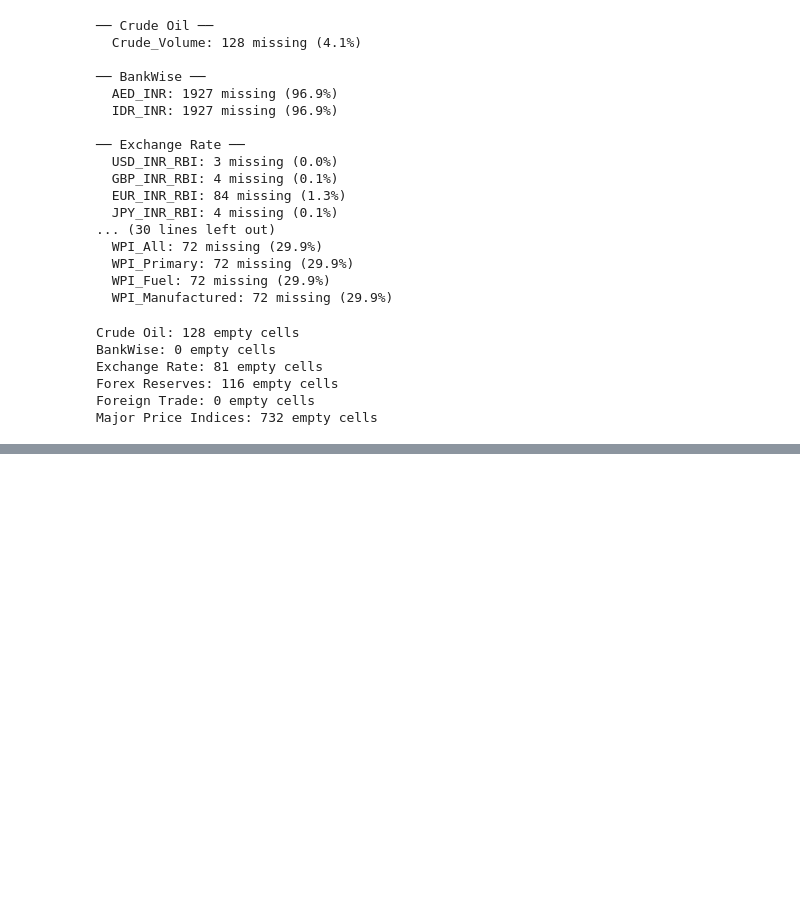
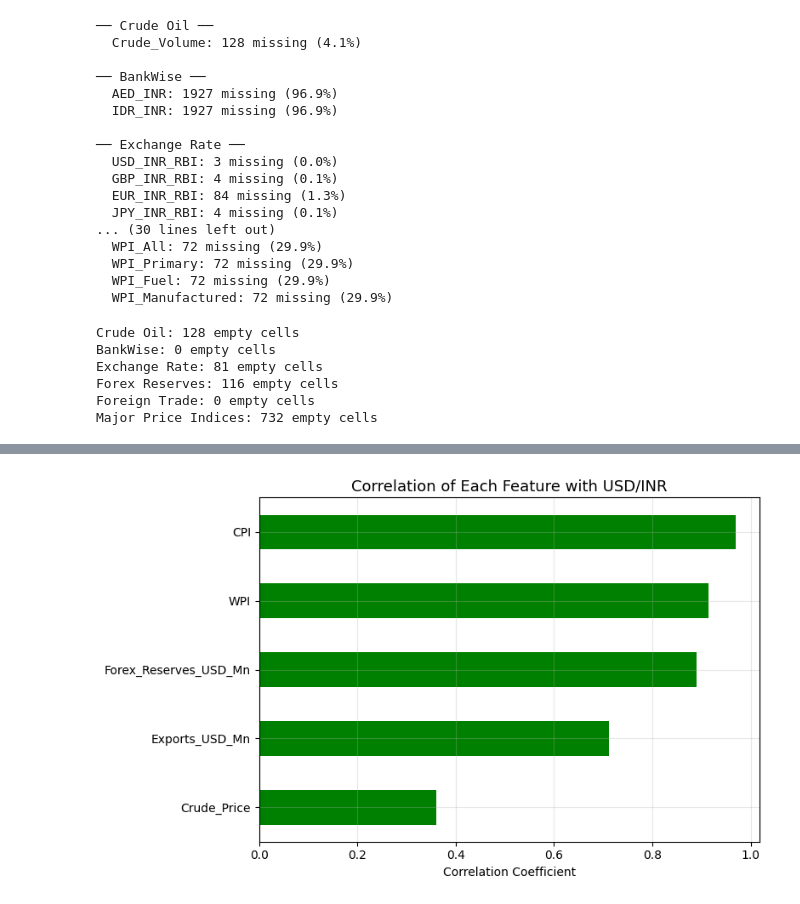
Before and after one commit to ayushgautam2006/rupee_model, a Jupyter notebook: notebooks/model.ipynb, the cells around one changed output, grey strips where cells are left out. Saved outputs shown, nothing was run; the diff lists cells and outputs as text; code cells hidden in the pictures; blank space fills up the shorter version.

```diff
--- a/notebooks/model.ipynb
+++ b/notebooks/model.ipynb
@@ -148,0 +187,20 @@ Major Price Indices: 732 empty cells
+# %%
+usd_monthly = exchange_rate.set_index('Date')['USD_INR_RBI'].resample('MS').mean()
+crude_monthly = crude_oil.set_index('Date')['Crude_Price'].resample('MS').mean()
+forex_monthly = forex_reserves.set_index('Date')['Total_Reserves_USD_Mn'].resample('MS').mean()
+trade_monthly = foreign_trade.set_index('Month')['Exports_USD_Mn'].resample('MS').mean()
+cpi_monthly = major_price_indices.set_index('Date')['CPI24_Combined'].resample('MS').mean()
+wpi_monthly = major_price_indices.set_index('Date')['WPI_All'].resample('MS').mean()
+
+# Merge all into one dataframe
+merged = pd.DataFrame({
+    'USD_INR': usd_monthly,
+    'Crude_Price': crude_monthly,
+    'Forex_Reserves_USD_Mn': forex_monthly,
+    'Exports_USD_Mn': trade_monthly,
+    'CPI': cpi_monthly,
+    'WPI': wpi_monthly
+}).dropna()
+print("Merged dataset shape:", merged.shape)
+print(f"Date range: {merged.index.min().date()} → {merged.index.max().date()}")
+print(merged.head())
@@ -148,0 +223,14 @@ Major Price Indices: 732 empty cells
+# %%
+corr = merged.corr()['USD_INR'].drop('USD_INR').sort_values()
+
+plt.figure(figsize=(8, 5))
+colors = ['red' if x < 0 else 'green' for x in corr]
+corr.plot(kind='barh', color=colors)
+plt.title('Correlation of Each Feature with USD/INR', fontsize=13)
+plt.xlabel('Correlation Coefficient')
+plt.axvline(0, color='black', linewidth=0.8)
+plt.grid(True, alpha=0.3)
+plt.tight_layout()
+plt.show()
+# %% [output]
+[figure, added]
```
Also changed, not shown: parts of 6 cells of this notebook.
